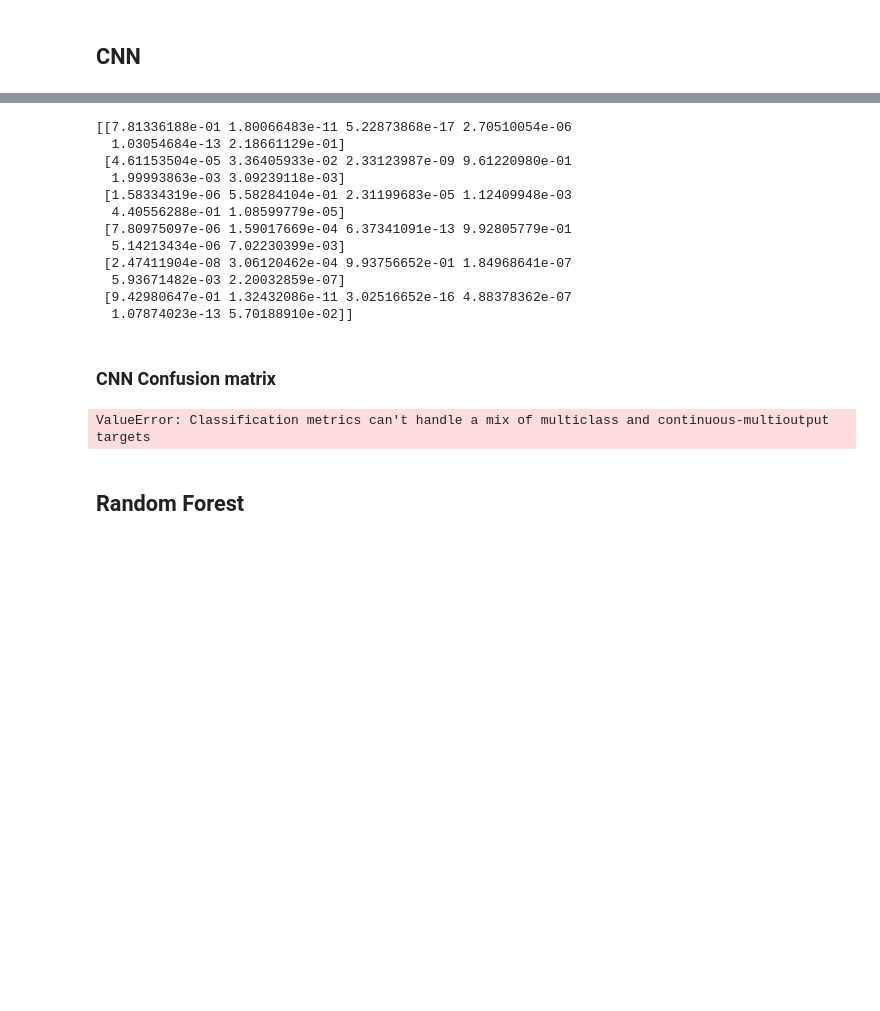
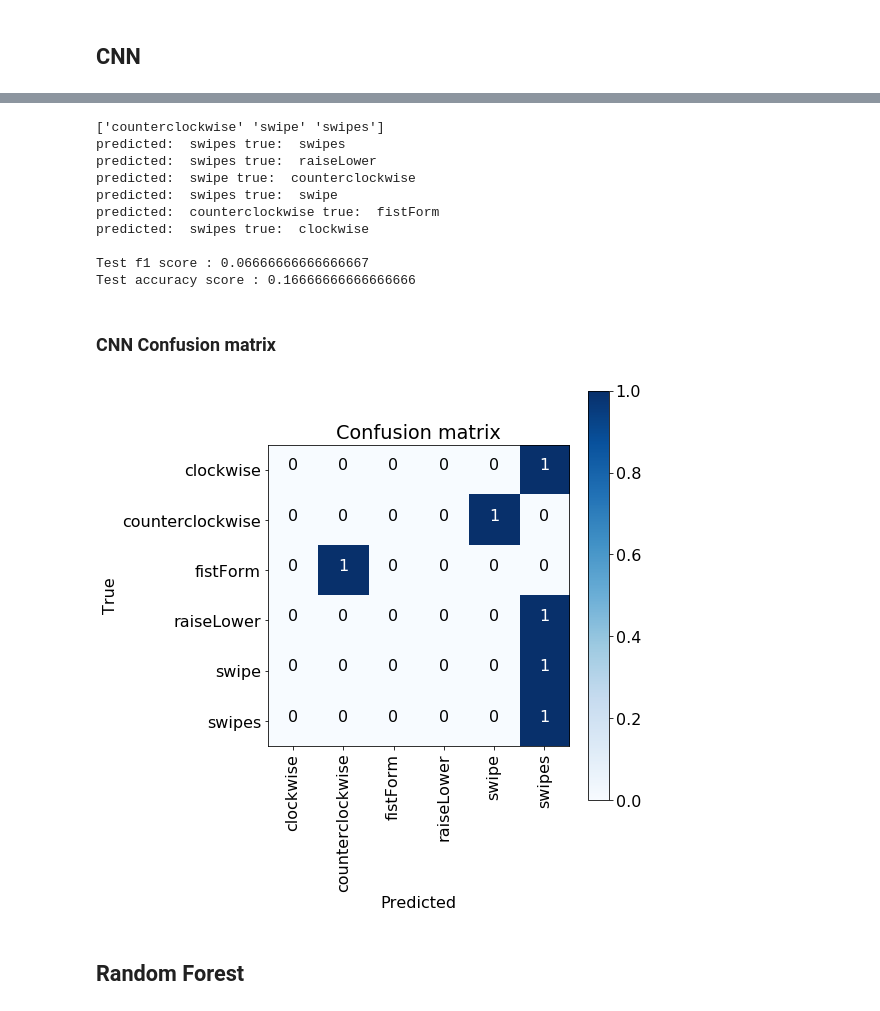
Before and after one commit to christian0101/Photovoltaics-Interactive-Tabletop, a Jupyter notebook: Code/Project.ipynb, the cells around one changed output, grey strips where cells are left out. Cells and saved outputs as stored; diff of their text form; code cells hidden in the pictures; blank space fills up the shorter version.

Commit message:
fix cnn model training

```diff
--- a/Code/Project.ipynb
+++ b/Code/Project.ipynb
@@ -141,6 +141,7 @@ def load_data(file_list):
         classes.append(rm_digit_undscore(path_to_fname(fp)))
 
     gestures = np.array(gestures)
+    classes = np.array(classes)
     return classes, gestures
 # %% [markdown]
 ## Load Train Data
@@ -203,6 +196,6 @@ print(enc_test_labels.shape)
 # %% [markdown]
 ## CNN
 # %%
-num_classes = len(enc_train_labels)
+num_classes = len(np.unique(enc_train_labels))
 cnn_model = get_model(train_data[0, 0, :].shape, num_classes)
 # %% [output]
@@ -232,5 +225,5 @@ _________________________________________________________________
 x_train = train_data[:,0,:]
 
 # fit data into the cnn model, training
-cnn_model.fit(x_train, enc_train_labels, epochs=20, verbose=1, batch_size=num_classes)
+cnn_model.fit(x_train, enc_train_labels, epochs=150, verbose=1, batch_size=train_data[:,0,0,0].shape[0])
 # %% [output]
@@ -254,69 +247,46 @@ Epoch 20/20
 <keras.callbacks.callbacks.History at 0x...>
 # %%
 cnn_pred = cnn_model.predict(test_data)
-print(cnn_pred)
+cnn_pred = np.argmax(cnn_pred, axis=-1)
+cnn_pred = label_encoder.inverse_transform(cnn_pred)
 
-# for tf in test_list:
-#     gesture_test = pd.read_csv(tf, delim_whitespace=False, header=[0, 1], index_col=0)
-#     #gesture_test = series_to_supervised(gesture_test, 79)
-#     # print(gesture_test.shape)
+print(np.unique(cnn_pred))
 
-#     # rolling mean of gesture, reduce noise
-#     rollingMean_test = gesture_test.rolling(window = 100).mean()
-#     rollingMean_test = rollingMean_test.dropna()
+for i in range(len(cnn_pred)):
+    print('predicted: ', cnn_pred[i], 'true: ', test_classes[i])
 
-#     # define training data for gesture based on the rolling mean
-#     class_true = np.array([0])
-#     x_test = np.transpose(np.array(rollingMean_test.values))[..., np.newaxis]
-#     # print(x_test.shape)
-#     # print(class_true.shape)
+# f1 score, weighted average of the precision and recall,
+# f1 score reaches its best value at 1 and worst score at 0.
+f1 = f1_score(test_classes, cnn_pred, average="macro")
+print("\nTest f1 score : %s "% f1)
 
-#     y_test.append(rm_digit_undscore(path_to_fname(tf)))
-#     #print(y_test)
-
-#     # apply model on test data
-#     class_pred = cnn_model.predict(x_test)
-#     class_pred = np.argmax(class_pred, axis=-1)
-
-#     #print(class_pred)
-
-#     cnn_pred.append(label_encoder.inverse_transform(class_pred)[0])
-#     print('predicted:', label_encoder.inverse_transform(class_pred)[0], 'true:', rm_digit_undscore(path_to_fname(tf)))
-
-# # f1 score, weighted average of the precision and recall,
-# # f1 score reaches its best value at 1 and worst score at 0.
-# f1 = f1_score(y_test, cnn_pred, average="macro")
-# print("\nTest f1 score : %s "% f1)
-
-# # accuracy score, set of labels predicted for a sample must exactly match the corresponding set of labels in y_true.
-# # accuracy score reaches its best value at 1 and worst score at 0.
-# acc = accuracy_score(y_test, cnn_pred)
-# print("Test accuracy score : %s"% acc)
+# accuracy score, set of labels predicted for a sample must exactly match the corresponding set of labels in y_true.
+# accuracy score reaches its best value at 1 and worst score at 0.
+acc = accuracy_score(test_classes, cnn_pred)
+print("Test accuracy score : %s"% acc)
 # %% [output]
-[[7.81336188e-01 1.80066483e-11 5.22873868e-17 2.70510054e-06
-  1.03054684e-13 2.18661129e-01]
- [4.61153504e-05 3.36405933e-02 2.33123987e-09 9.61220980e-01
-  1.99993863e-03 3.09239118e-03]
- [1.58334319e-06 5.58284104e-01 2.31199683e-05 1.12409948e-03
-  4.40556288e-01 1.08599779e-05]
- [7.80975097e-06 1.59017669e-04 6.37341091e-13 9.92805779e-01
-  5.14213434e-06 7.02230399e-03]
- [2.47411904e-08 3.06120462e-04 9.93756652e-01 1.84968641e-07
-  5.93671482e-03 2.20032859e-07]
- [9.42980647e-01 1.32432086e-11 3.02516652e-16 4.88378362e-07
-  1.07874023e-13 5.70188910e-02]]
+['counterclockwise' 'swipe' 'swipes']
+predicted:  swipes true:  swipes
+predicted:  swipes true:  raiseLower
+predicted:  swipe true:  counterclockwise
+predicted:  swipes true:  swipe
+predicted:  counterclockwise true:  fistForm
+predicted:  swipes true:  clockwise
+
+Test f1 score : 0.06666666666666667
+Test accuracy score : 0.16666666666666666
 # %% [markdown]
 ### CNN Confusion matrix
 # %%
 # compute confusion matrix
-cnf_matrix = confusion_matrix(y_test, cnn_pred, labels=class_train)
+cnn_matrix = confusion_matrix(test_classes, cnn_pred)
 
 # plot confusion matrix
 plt.rcParams.update({'font.size': 16})
 plt.figure(figsize=(8, 8))
-plot_confusion_matrix(cnf_matrix, set(y_test), title='Confusion matrix')
+plot_confusion_matrix(cnn_matrix, np.unique(test_classes), title='Confusion matrix')
 # %% [output]
-ValueError: Classification metrics can't handle a mix of multiclass and continuous-multioutput targets
+[figure, added]
 # %% [markdown]
 ## Random Forest
 # %%
```
Also changed, not shown: parts of 4 cells of this notebook, 22 other files.
